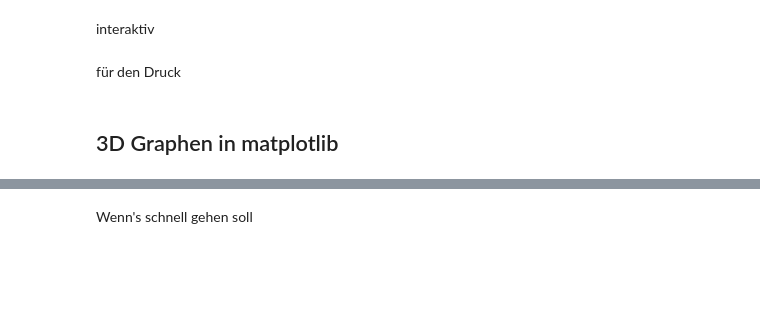
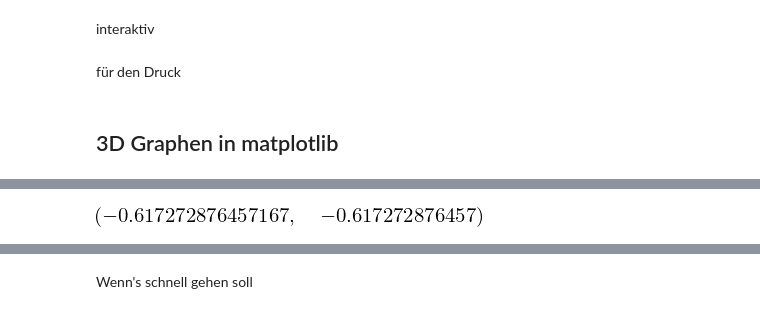
Before and after one commit to Ruediger-Braun/compana16, a Jupyter notebook: Lektion04.ipynb, the cells around one changed output, grey strips where cells are left out. Saved outputs shown, nothing was run; the diff lists cells and outputs as text; code cells hidden in the pictures; blank space fills up the shorter version.

```diff
--- a/Lektion04.ipynb
+++ b/Lektion04.ipynb
@@ -25,6 +27,8 @@ f
 # %%
-fn = lambdify((x,y), f)             # hier fehlt 'numpy'
+fn = lambdify((x,y), f, 'numpy')   # probehalber 'numpy' weglassen
 f.subs(x,1.).subs(y,2.), fn(1,2)
+# %% [output]
+[figure, added]
 # %%
 xn = np.linspace(-3*np.pi, 3*np.pi)
 yn = np.linspace(-3*np.pi, 3*np.pi)
```
Also changed, not shown: parts of 56 cells of this notebook.
